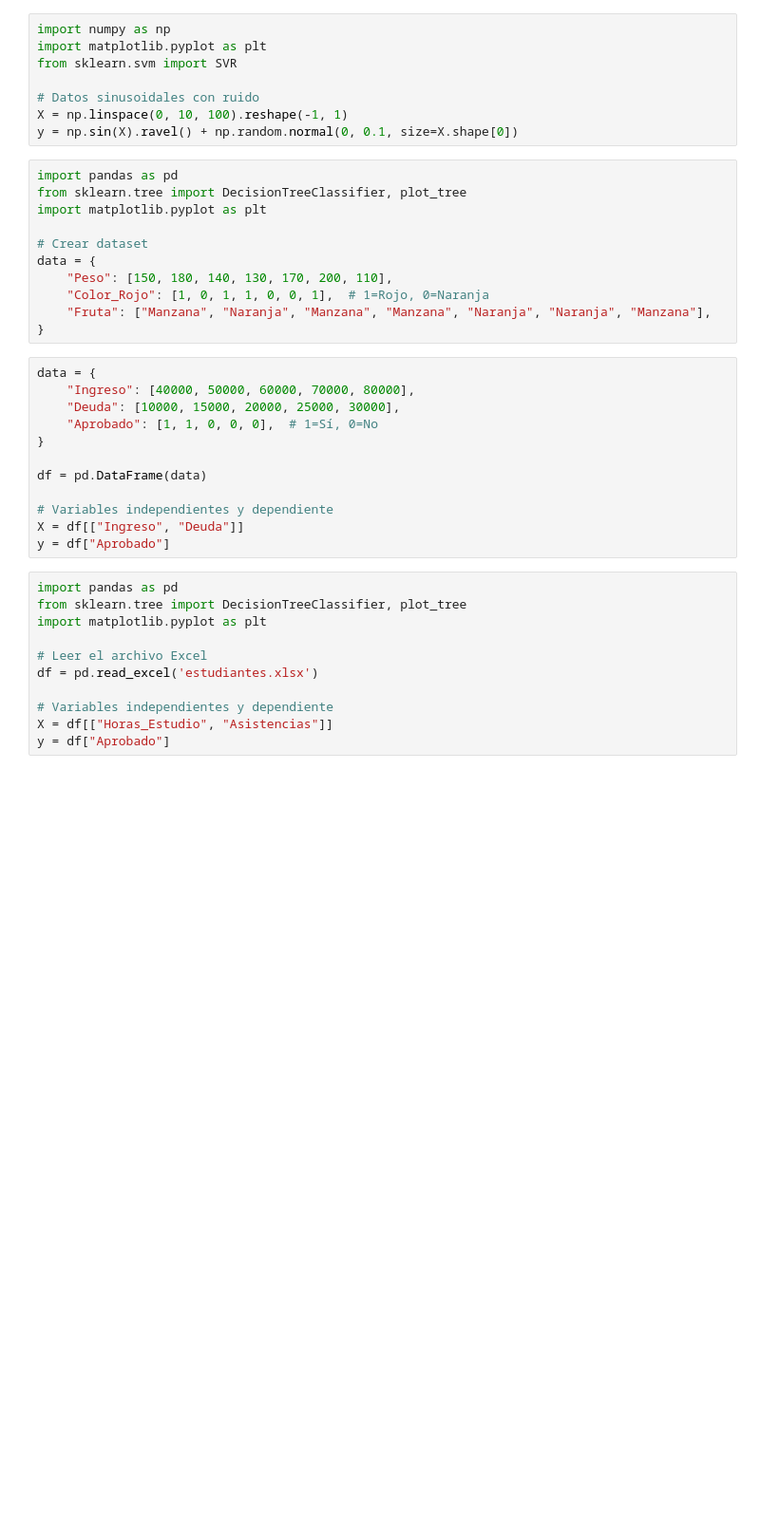
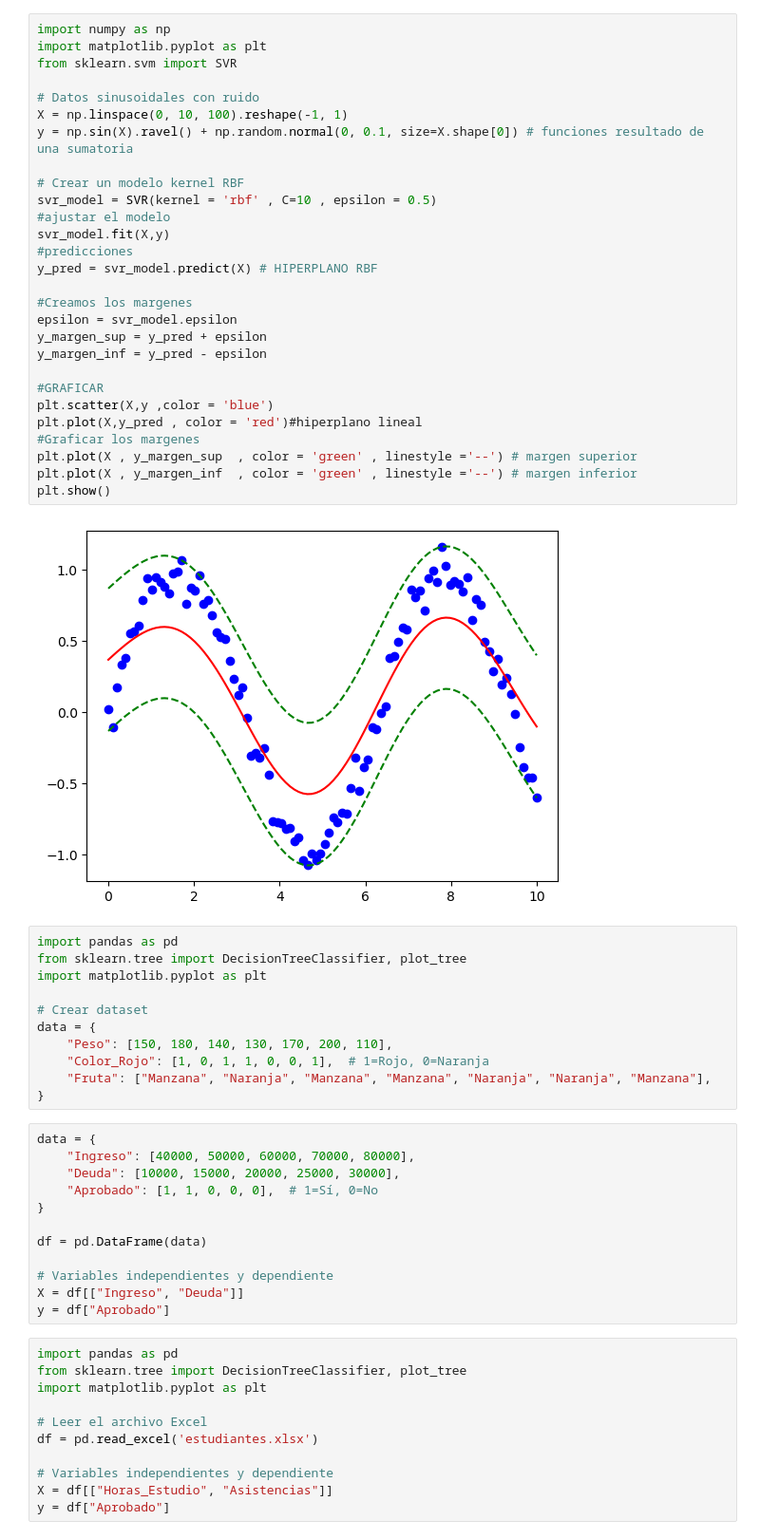
Before and after one commit to vizcardo1199/python-statitics, a Jupyter notebook: MODULO-2/Sesion17.ipynb, the cells around one changed output. Shown at 95% size. Cells and saved outputs as stored; diff of their text form; blank space fills up the shorter version.

```diff
--- a/MODULO-2/Sesion17.ipynb
+++ b/MODULO-2/Sesion17.ipynb
@@ -35,11 +90,33 @@ y = 2 * X.ravel() + np.random.normal(0, 1, size=X.shape[0])
 # %%
 import numpy as np
 import matplotlib.pyplot as plt
 from sklearn.svm import SVR
 
 # Datos sinusoidales con ruido
 X = np.linspace(0, 10, 100).reshape(-1, 1)
-y = np.sin(X).ravel() + np.random.normal(0, 0.1, size=X.shape[0])
+y = np.sin(X).ravel() + np.random.normal(0, 0.1, size=X.shape[0]) # funciones resultado de una sumatoria
+
+# Crear un modelo kernel RBF
+svr_model = SVR(kernel = 'rbf' , C=10 , epsilon = 0.5)
+#ajustar el modelo
+svr_model.fit(X,y)
+#predicciones
+y_pred = svr_model.predict(X) # HIPERPLANO RBF
+
+#Creamos los margenes
+epsilon = svr_model.epsilon
+y_margen_sup = y_pred + epsilon
+y_margen_inf = y_pred - epsilon
+
+#GRAFICAR
+plt.scatter(X,y ,color = 'blue')
+plt.plot(X,y_pred , color = 'red')#hiperplano lineal
+#Graficar los margenes
+plt.plot(X , y_margen_sup  , color = 'green' , linestyle ='--') # margen superior
+plt.plot(X , y_margen_inf  , color = 'green' , linestyle ='--') # margen inferior
+plt.show()
+# %% [output]
+[figure, added]
 # %%
 import pandas as pd
 from sklearn.tree import DecisionTreeClassifier, plot_tree
```
Also changed, not shown: parts of 4 cells of this notebook.
